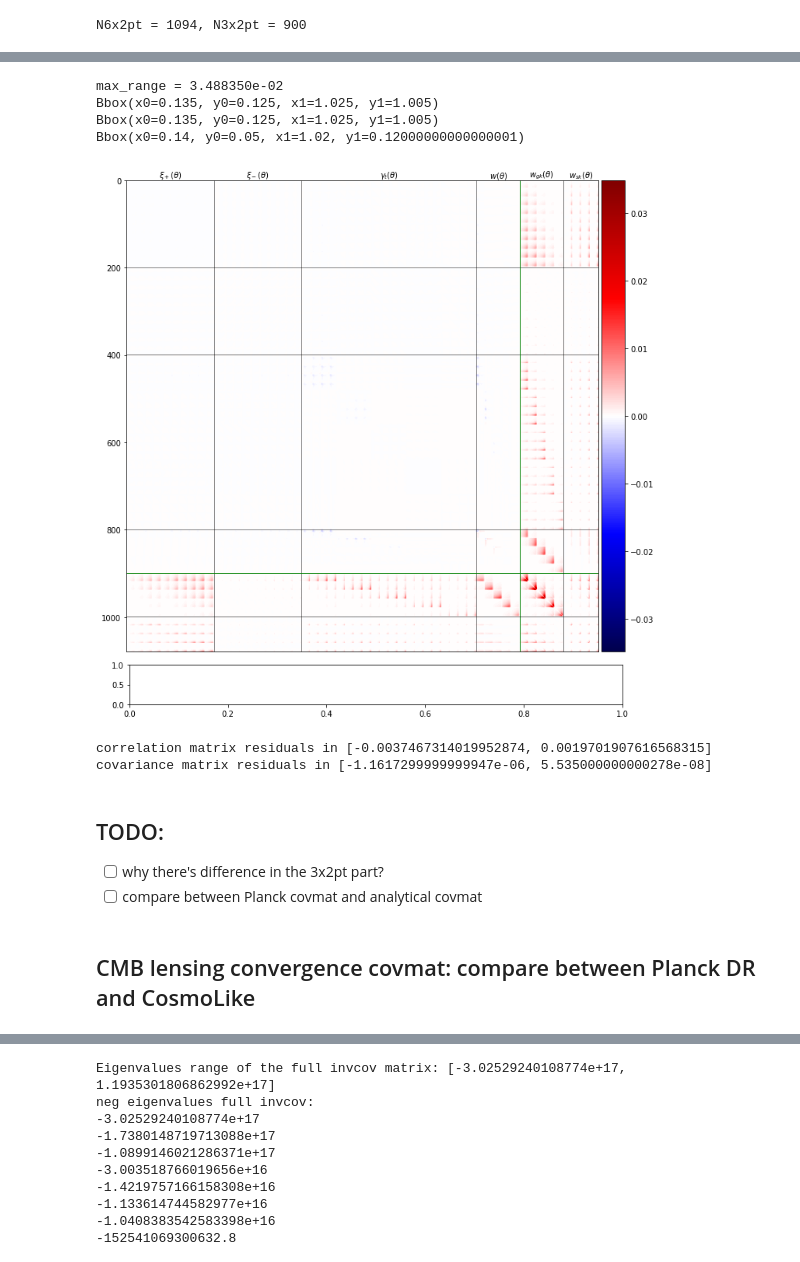
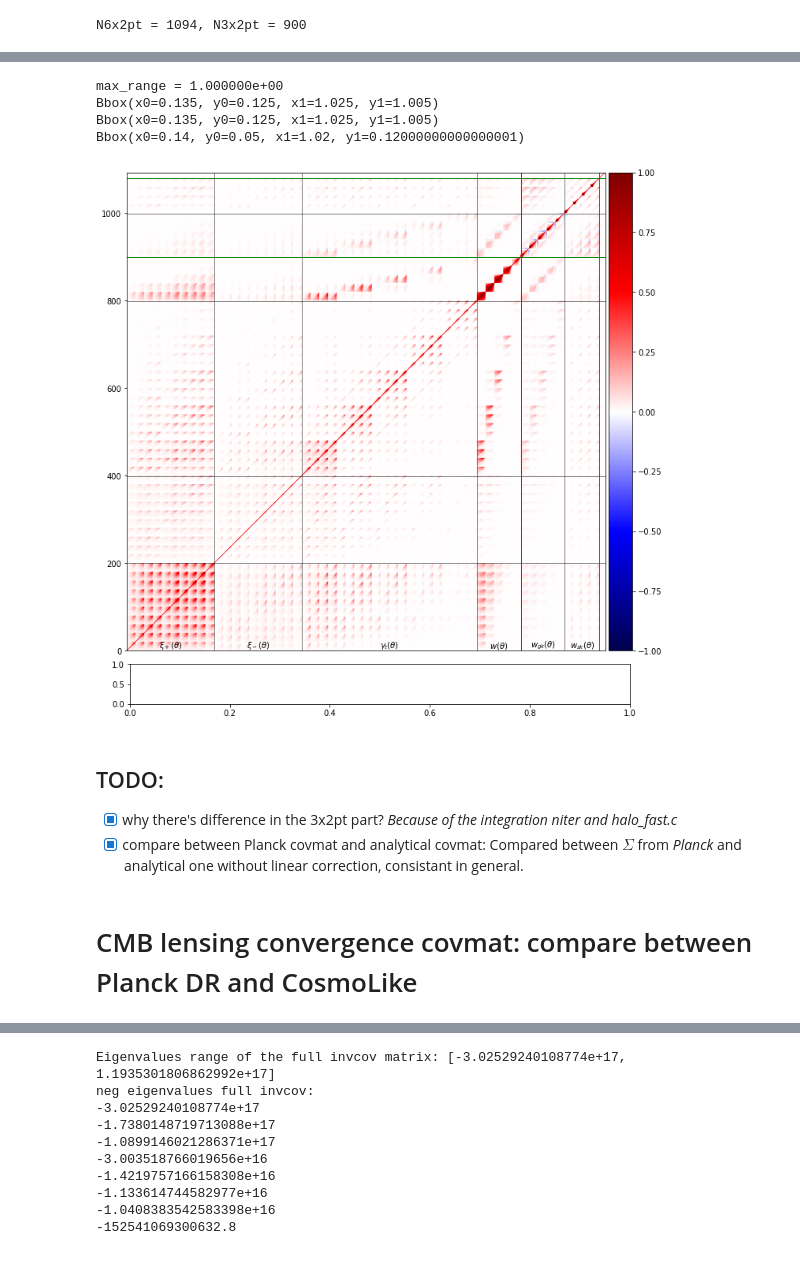
Before and after one commit to CosmoLike/DESxPlanck, a Jupyter notebook: notebooks/VisualizeCovMat.ipynb, the cells around one changed output, grey strips where cells are left out. Saved outputs shown, nothing was run; the diff lists cells and outputs as text; code cells hidden in the pictures.

```diff
--- a/notebooks/VisualizeCovMat.ipynb
+++ b/notebooks/VisualizeCovMat.ipynb
@@ -11,0 +10,9 @@ from mpl_toolkits.axes_grid1 import make_axes_locatable
+# %%
+def cov2cor(cov):
+    Ni, Nj = cov.shape[0], cov.shape[1]
+    cor = np.zeros(cov.shape)
+    for i in range(Ni):
+        for j in range(Nj):
+            if(cov[i,i] * cov[j,j] > 0):
+                cor[i,j] = cov[i,j] / np.sqrt(cov[i,i]*cov[j,j])
+    return cor
@@ -12,10 +42,7 @@ from mpl_toolkits.axes_grid1 import make_axes_locatable
 # %%
 covs_dir = "/home/u17/jiachuanxu/CosmoLike/DESxPlanck/covs/"
-covs_fname = ["cov_y1xplanck_mix6x2pt_referebceMV_bandpower",
-              "cov_y1xplanck_mix6x2pt_referebceMV_new",
-              #"cov_y1xplanck_mix6x2pt_tSZdeproj",
-              #"cov_y1xplanck",
-              #"cov_y1xplanck_mix6x2pt_tSZcontmdMV"
+covs_fname = ["cov_y1xplanck_mix6x2pt_pp_p18cosmo",
+              "cov_y1xplanck_mix6x2pt_pp_p18cosmo_nolincorr",
              ]
 covs_data = [np.genfromtxt(covs_dir+cov_fname) for cov_fname in covs_fname]
 Ndata_start = []
@@ -53,12 +80,9 @@ print("N6x2pt = %d, N3x2pt = %d"%(Ndata_6x2pt, Ndata_3x2pt))
 N6x2pt = 1094, N3x2pt = 900
 # %%
 covs = []
-covs_G = []
 cors = []
-cors_G = []
 for ct in range(len(covs_fname)):
     cov = np.zeros((Ndata[ct], Ndata[ct]))
-    cov_G = np.zeros((Ndata[ct], Ndata[ct]))
     cov_data = covs_data[ct]
     for line in range(cov_data.shape[0]):
         i, j = int(cov_data[line, 0]), int(cov_data[line, 1])
@@ -70,17 +94,6 @@ for ct in range(len(covs_fname)):
             print("G is not finite: i,j=%d,%d"%(i,j))
         cov[i, j] = cg + cng
         cov[j, i] = cg + cng
-        cov_G[i,j] = cg
-        cov_G[j,i] = cg
-    cor = np.zeros((Ndata[ct],Ndata[ct]))
-    cor_G = np.zeros((Ndata[ct], Ndata[ct]))
-    for i in range(0,Ndata[ct]):
-        for j in range(0,Ndata[ct]):
-            if (cov[i,i]*cov[j,j] >0):
-                cor[i,j] = cov[i,j]/np.sqrt(cov[i,i]*cov[j,j])
-            if(cov_G[i,i]*cov_G[j,j]>0):
-                cor_G[i,j] = cov_G[i,j]/np.sqrt(cov_G[i,i]*cov_G[j,j])
+    cor = cov2cor(cov)
     covs.append(cov)
     cors.append(cor)
-    covs_G.append(cov_G)
-    cors_G.append(cor_G)
@@ -138,14 +101,12 @@ neg eigenvalues full covmat:
 fig = plt.figure(figsize=(10,10))
 ax = fig.add_axes([0.135, 0.125, 0.89, 0.88])
 
-data_to_show = (cors[0][:Ndata_5x2pt,:Ndata_5x2pt] - cors[1][:Ndata_5x2pt,:Ndata_5x2pt])
+#data_to_show = (cors[0][:Ndata_5x2pt,:Ndata_5x2pt] - cors[1][:Ndata_5x2pt,:Ndata_5x2pt])
+#data_to_show = cors[3] - cors[1][:1094,:1094]
+data_to_show = cors[1]
 max_range = np.max(abs(data_to_show))
 print("max_range = %e"%max_range)
-cb = ax.imshow(data_to_show, origin="upper", cmap='seismic',
-    vmin=-max_range,vmax=max_range,
-    #vmin=-0.1e-16, vmax=0.1e-16
-    #vmin=-1.1e-12, vmax=1.1e-12
-)
+cb = ax.imshow(data_to_show, origin="lower", cmap='seismic', vmin=-max_range,vmax=max_range,)
 divider = make_axes_locatable(ax)
 cax = divider.append_axes("right", size="5%", pad=0.05)
 
@@ -186,46 +147,38 @@ ax.set_xticks([])
 
 show_datav_diff = False
 if show_datav_diff:
     subax.scatter(range(Ndata_6x2pt)[Ndata_3x2pt:Ndata_6x2pt-Nkk], diff[Ndata_3x2pt:Ndata_6x2pt-Nkk],
                    s=1, label='tSZcontm-tSZdeproj')
     subax.scatter(range(Ndata_6x2pt)[Ndata_3x2pt:Ndata_6x2pt-Nkk], diff_tSZref[Ndata_3x2pt:Ndata_6x2pt-Nkk],
                   s=1, label='ref-tSZdeproj')
     subax.scatter(range(Ndata_6x2pt)[:Ndata_3x2pt], diff_treecorr[:Ndata_3x2pt],
                   s=1, label='TreeCorr-Pub')
     subax.legend(loc='lower left')
     # xi_+
     subax.axvline(Nss/2-0.5, lw=0.5, color='k')
     # xi_-
     subax.axvline(Nss-0.5, lw=0.5, color='k')
     # gs
     subax.axvline(Nss+Ngs-0.5, lw=0.5, color='k')
     # gg
     subax.axvline(Nss+Ngs+Ngg-0.5, lw=0.5, color='k')
     # gk
     subax.axvline(Nss+Ngs+Ngg+Ngk-0.5, lw=0.5, color='k')
     # sk
     subax.axvline(Nss+Ngs+Ngg+Ngk+Nsk-0.5, lw=0.5, color='k')
     subax.set_xlim(ax.get_xlim())
 
 
 plt.show()
 # %% [output]
-max_range = 3.488350e-02
+max_range = 1.000000e+00
 Bbox(x0=0.135, y0=0.125, x1=1.025, y1=1.005)
 Bbox(x0=0.135, y0=0.125, x1=1.025, y1=1.005)
 Bbox(x0=0.14, y0=0.05, x1=1.02, y1=0.12000000000000001)
-[figure, old version]
+[figure, new version]
-# %%
-diff = cors[0][:Ndata_3x2pt,:Ndata_3x2pt] - cors[1][:Ndata_3x2pt,:Ndata_3x2pt]
-print(f'correlation matrix residuals in [{np.min(diff)}, {np.max(diff)}]')
-diff = covs[0][:Ndata_5x2pt,:Ndata_5x2pt] - covs[1][:Ndata_5x2pt,:Ndata_5x2pt]
-print(f'covariance matrix residuals in [{np.min(diff)}, {np.max(diff)}]')
-# %% [output]
-correlation matrix residuals in [-0.0037467314019952874, 0.0019701907616568315]
-covariance matrix residuals in [-1.1617299999999947e-06, 5.535000000000278e-08]
 # %% [markdown]
 ## TODO:
-- [ ] why there's difference in the 3x2pt part?
-- [ ] compare between Planck covmat and analytical covmat
+- [x] why there's difference in the 3x2pt part? _Because of the integration niter and halo\_fast.c_
+- [x] compare between Planck covmat and analytical covmat: Compared between $\Sigma$ from _Planck_ and analytical one without linear correction, consistant in general.
 # %% [markdown]
-## CMB lensing convergence covmat: compare between Planck DR and CosmoLike
+# CMB lensing convergence covmat: compare between Planck DR and CosmoLike
```
Also changed, not shown: parts of 17 cells of this notebook, 14 other files.
